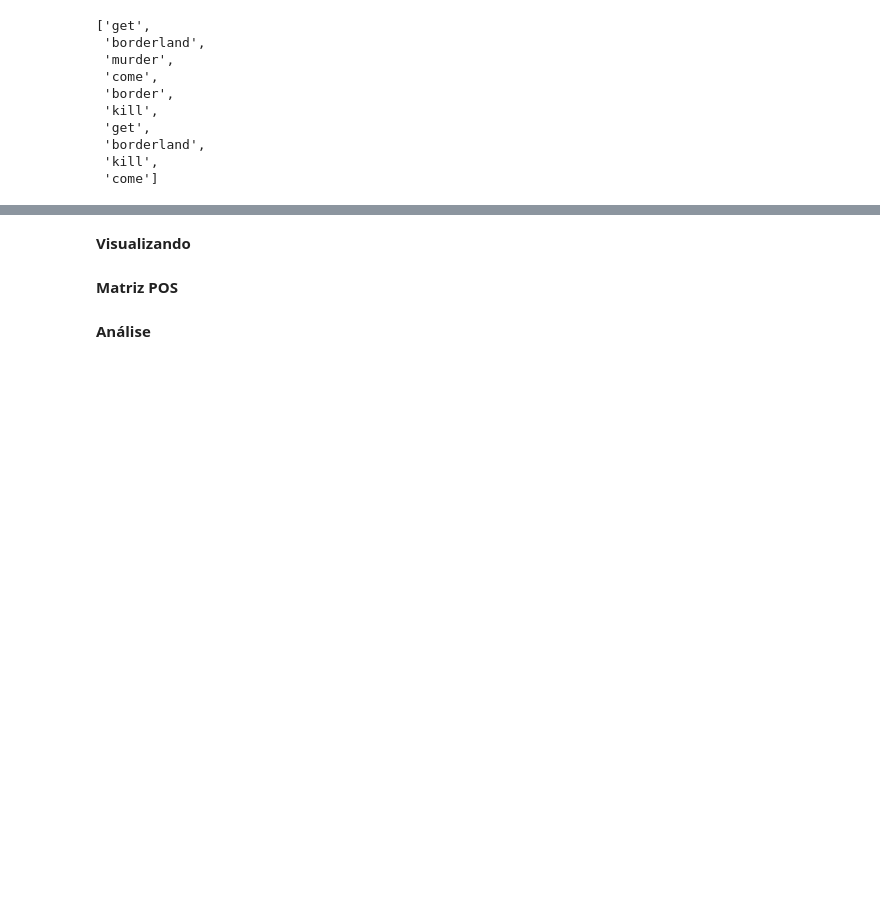
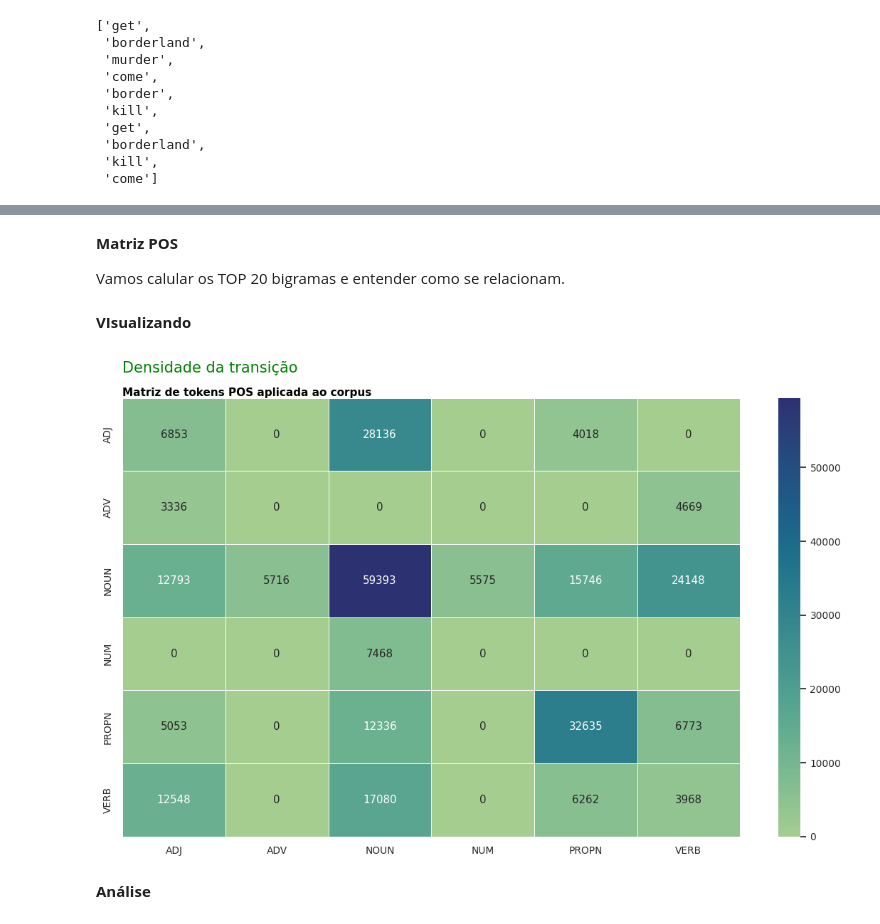
Before and after one commit to Fagner608/classificacao_sentimento, a Jupyter notebook: src/Analise_sentimento_EDA_2.ipynb, the cells around one changed output, grey strips where cells are left out. Saved outputs shown, nothing was run; the diff lists cells and outputs as text; code cells hidden in the pictures; blank space fills up the shorter version.

```diff
--- a/src/Analise_sentimento_EDA_2.ipynb
+++ b/src/Analise_sentimento_EDA_2.ipynb
@@ -1059,6 +1098,41 @@ doc = dicionario(corpus_joined)# vamos transformar todos os tokens em um 'docume
+# %% [markdown]
+**Matriz POS**
+
+Vamos calular os TOP 20 bigramas e entender como se relacionam.
+# %%
+# extraindo tags
+tags = [pos for doc in result for pos in doc]
+
+# Calculando bigramas
+df_ngrams = pd.DataFrame(Counter(list(ngrams(tags, 2))).most_common(20), columns = ['from', 'values'])
+
+df_ngrams[['from', 'to']] = pd.DataFrame(df_ngrams['from'].to_list(), index=df_ngrams.index)
+
+matriz_resumida = df_ngrams.pivot(index = 'from', columns = 'to', values = 'values').fillna(0).astype(int)
 # %% [markdown]
-**Visualizando**
+**VIsualizando**
-# %% [markdown]
-**Matriz POS**
+# %%
+plt.figure(figsize=(14, 8))
+
+chart = sns.heatmap(matriz_resumida,
+                    annot=True,
+                    fmt='d',
+                    linewidths=.5,
+                    cmap = 'crest')
+
+sns.set_style('whitegrid')
+
+chart.set_ylabel(ylabel='')
+chart.set_xlabel(xlabel='')
+
+chart.text(s = 'Densidade da transição',
+           x = 0, y = -.35,
+           fontsize = 15, color = 'green')
+
+chart.text(s = 'Matriz de tokens POS aplicada ao corpus',
+           x = 0, y = -.03,
+           fontsize = 11, color = 'black', fontweight = 'bold');
+# %% [output]
+[figure, added]
 # %% [markdown]
 **Análise**
```
Also changed, not shown: parts of 37 cells of this notebook.
